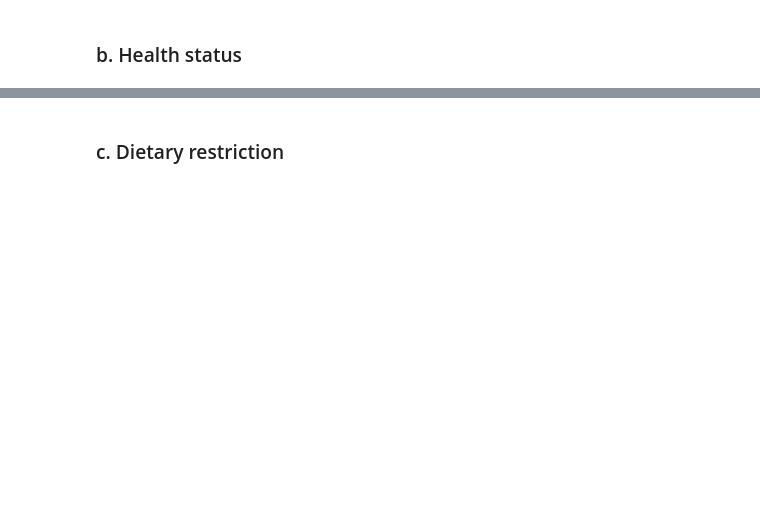
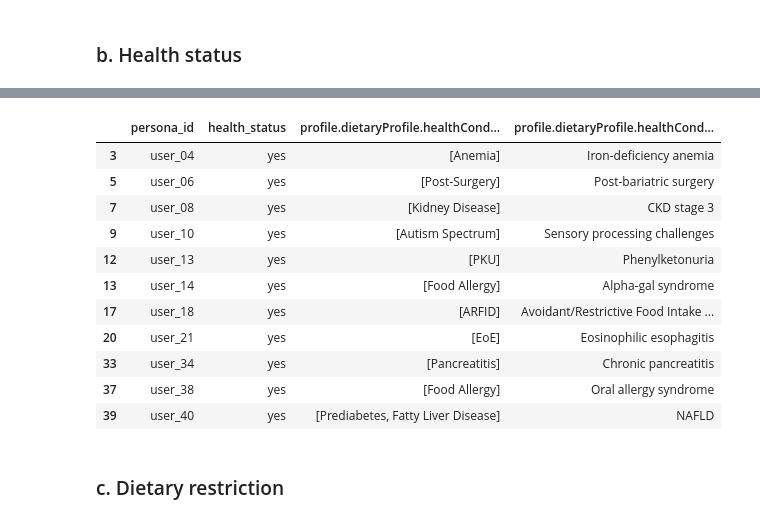
Before and after one commit to lay-animals-projects/food-recommender-evaluation, a Jupyter notebook: notebooks/bias_n_fairness.ipynb, the cells around one changed output, grey strips where cells are left out. Drawn from its saved outputs; the diff is of its cells as text; code cells hidden in the pictures; blank space fills up the shorter version.

```diff
--- a/notebooks/bias_n_fairness.ipynb
+++ b/notebooks/bias_n_fairness.ipynb
@@ -11,2 +144,27 @@ Load persona characteristics and explanation metrics
 # %% [markdown]
 ### b. Health status
+# %%
+selected_conditions = personas_df[
+    "profile.dietaryProfile.healthConditions.selected"
+]
+
+personas_df["health_status"] = selected_conditions.map(
+    lambda values: ("yes" if len(values) else "no")
+    if isinstance(values, (list, np.ndarray))
+    else pd.NA
+)
+
+health_summary = (
+    personas_df["health_status"]
+    .fillna("missing")
+    .value_counts()
+    .rename_axis("health_status")
+    .to_frame("personas")
+)
+
+health_summary["percent"] = (
+    100 * health_summary["personas"] / len(personas_df)
+).round(1)
+
+display(health_summary)
+print("Missing health status:", personas_df["health_status"].isna().sum())
@@ -13,2 +177,32 @@ Load persona characteristics and explanation metrics
+# %%
+# health information rather than selected
+health_other = personas_df[
+    "profile.dietaryProfile.healthConditions.other"
+].astype("string").str.strip()
+
+display(
+    personas_df.loc[
+        health_other.fillna("").ne(""),
+        [
+            "persona_id",
+            "health_status",
+            "profile.dietaryProfile.healthConditions.selected",
+            "profile.dietaryProfile.healthConditions.other",
+        ],
+    ]
+)
+# %% [output]
+|  | persona_id | health_status | profile.dietaryProfile.healthCond... | profile.dietaryProfile.healthCond... |
+| 3 | user_04 | yes | [Anemia] | Iron-deficiency anemia |
+| 5 | user_06 | yes | [Post-Surgery] | Post-bariatric surgery |
+| 7 | user_08 | yes | [Kidney Disease] | CKD stage 3 |
+| 9 | user_10 | yes | [Autism Spectrum] | Sensory processing challenges |
+| 12 | user_13 | yes | [PKU] | Phenylketonuria |
+| 13 | user_14 | yes | [Food Allergy] | Alpha-gal syndrome |
+| 17 | user_18 | yes | [ARFID] | Avoidant/Restrictive Food Intake ... |
+| 20 | user_21 | yes | [EoE] | Eosinophilic esophagitis |
+| 33 | user_34 | yes | [Pancreatitis] | Chronic pancreatitis |
+| 37 | user_38 | yes | [Food Allergy] | Oral allergy syndrome |
+| 39 | user_40 | yes | [Prediabetes, Fatty Liver Disease] | NAFLD |
 # %% [markdown]
 ### c. Dietary restriction
```
Also changed, not shown: parts of 25 cells of this notebook.
